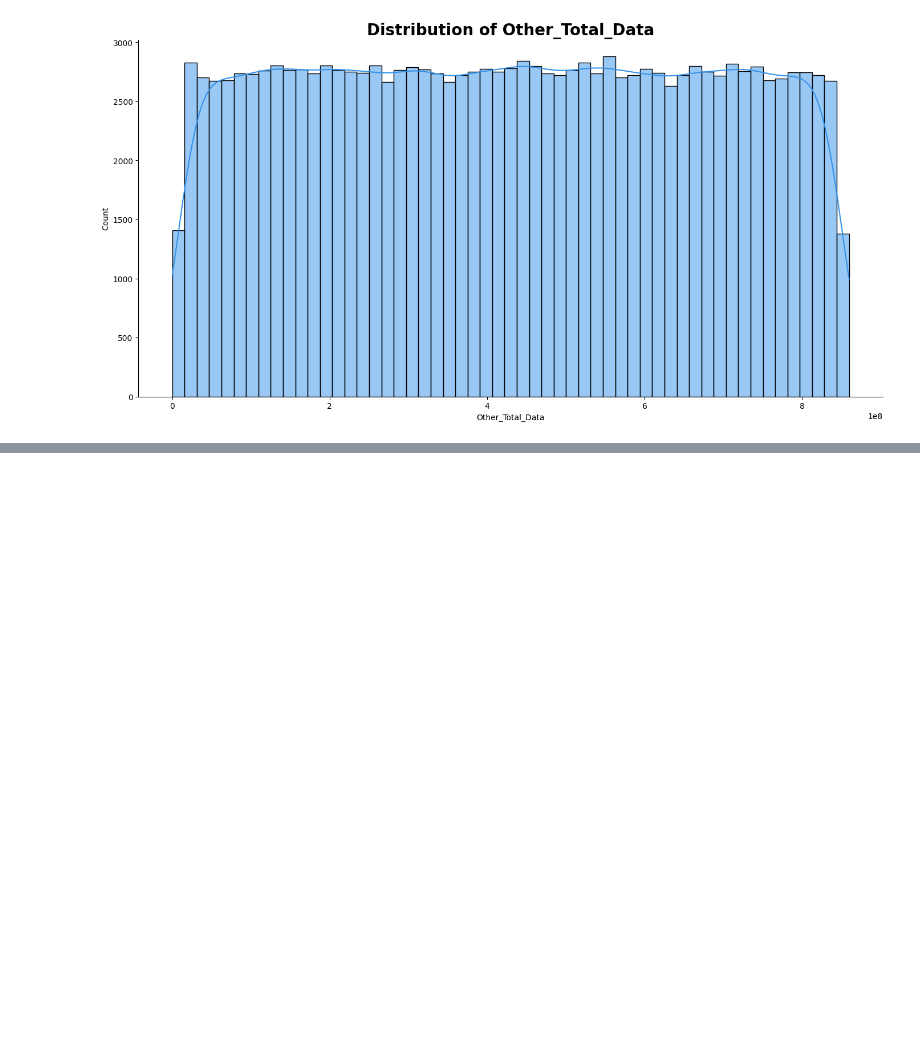
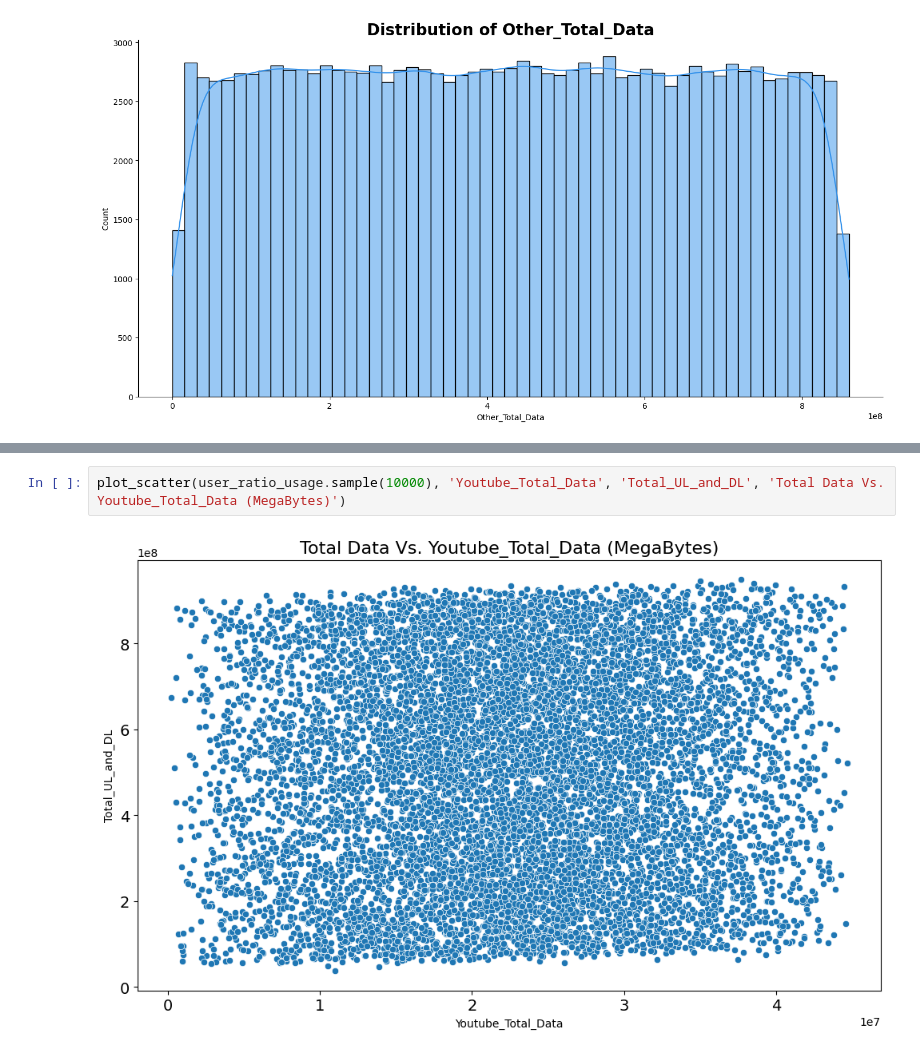
Before and after one commit to brook1167/Telecom-Analysis, a Jupyter notebook: notebooks/User_overview_analysis_task1.ipynb, the cells around one changed output, grey strips where cells are left out. Drawn from its saved outputs; the diff is of its cells as text; blank space fills up the shorter version.

```diff
--- a/notebooks/User_overview_analysis_task1.ipynb
+++ b/notebooks/User_overview_analysis_task1.ipynb
@@ -515,0 +553,4 @@ max        8.595209e+08
+# %%
+plot_scatter(user_ratio_usage.sample(10000), 'Youtube_Total_Data', 'Total_UL_and_DL', 'Total Data Vs. Youtube_Total_Data (MegaBytes)')
+# %% [output]
+[figure, added]
```
Also changed, not shown: parts of 18 cells of this notebook.
